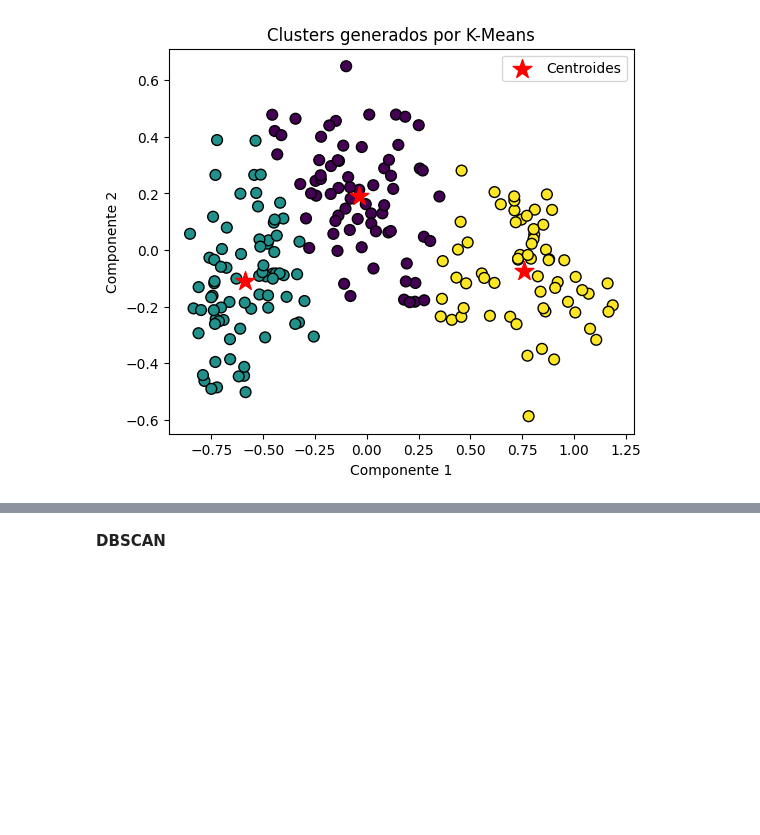
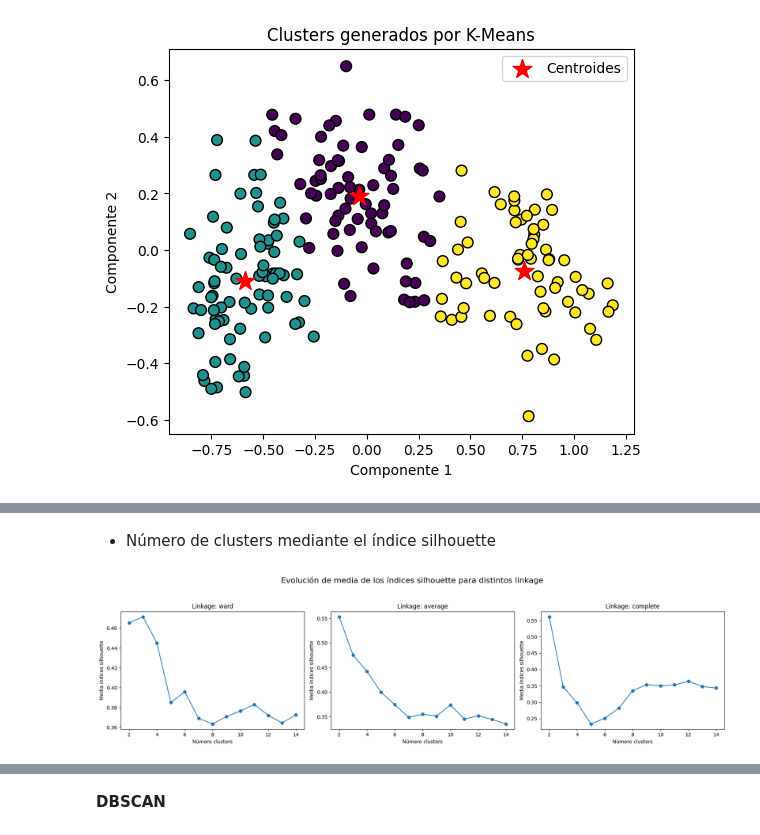
Before and after one commit to kevinMGII/Grupo7-Practica2, a Jupyter notebook: Grupo7_Practica2.ipynb, the cells around one changed output, grey strips where cells are left out. Saved outputs shown, nothing was run; the diff lists cells and outputs as text; code cells hidden in the pictures; blank space fills up the shorter version.

```diff
--- a/Grupo7_Practica2.ipynb
+++ b/Grupo7_Practica2.ipynb
@@ -223,0 +362,44 @@ plt.show()
+# %% [markdown]
+- Número de clusters mediante el índice silhouette
+# %%
+metodos_linkage = {                                                             # Definimos un diccionario con los métodos de linkage a evaluar
+    'ward': 'ward',                                                             # Incluimos 'ward'
+    'average': 'average',                                                       # Incluimos 'average'
+    'complete': 'complete'                                                      # Incluimos 'complete'
+}
+
+range_n_clusters = range(2, 15)                                                 # Definimos el rango de números de clusters a probar (de 2 a 15)
+
+figura, ejes = plt.subplots(1, 3, figsize=(18, 5))                                                       # Creamos una figura con 3 subplots en una fila
+figura.suptitle("Evolución de media de los índices silhouette para distintos linkage", fontsize=16)      # Ponemos el título principal de la figura
+
+contador = 0                                                                    # Inicializamos un contador para recorrer los subplots
+
+for nombre_linkage in metodos_linkage:                                          # Iteramos sobre cada método de linkage definido en el diccionario
+    metodo_linkage = metodos_linkage[nombre_linkage]                            # Obtenemos el valor del método de linkage actual
+    valores_medios_silhouette = []                                              # Inicializamos la lista para almacenar los índices silhouette medios
+
+    for n_clusters in range_n_clusters:                                         # Probamos cada número de clusters dentro del rango definido
+        modelo = AgglomerativeClustering(                                       # Creamos un modelo de clustering aglomerativo
+            metric = 'euclidean',                                               # Usamos la métrica de distancia euclidiana
+            linkage = metodo_linkage,                                           # Usamos el método de linkage actual (ward, average o complete)
+            n_clusters = n_clusters                                             # Establecemos el número de clusters
+        )
+
+        cluster_labels = modelo.fit_predict(X_2d)                               # Entrenamos el modelo y asignamos cada punto a un cluster
+        silhouette_avg = silhouette_score(X_2d, cluster_labels)                 # Calculamos el índice silhouette para evaluar la calidad de los clusters
+        valores_medios_silhouette.append(silhouette_avg)                        # Guardamos el valor medio de silhouette en la lista
+
+    eje_actual = ejes[contador]                                                 # Seleccionamos el subplot correspondiente según el contador
+
+    eje_actual.plot(range_n_clusters, valores_medios_silhouette, marker='o')    # Graficamos la evolución del índice silhouette
+    eje_actual.set_title("Linkage: " + nombre_linkage)                          # Asignamos el título del subplot indicando el método de linkage
+    eje_actual.set_xlabel('Número clusters')                                    # Etiqueta del eje X
+    eje_actual.set_ylabel('Media índices silhouette')                           # Etiqueta del eje Y
+
+    contador += 1                                                               # Incrementamos el contador para el siguiente subplot
+
+plt.tight_layout(rect=[0, 0, 1, 0.93])                                          # Ajustamos el espacio entre subplots
+plt.show()                                                                      # Mostramos la figura con todos los subplots
+# %% [output]
+[figure, added]
```
Also changed, not shown: parts of 45 cells of this notebook.
